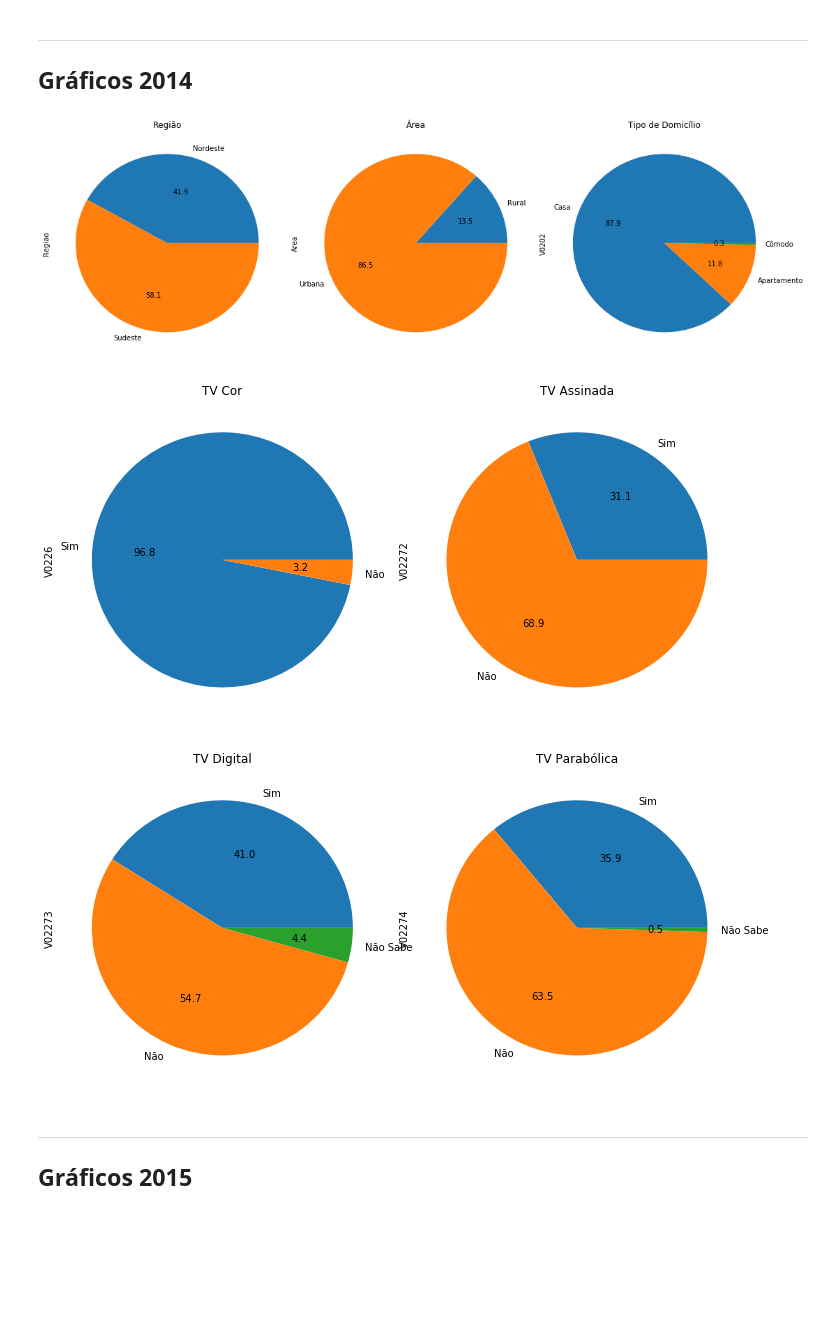
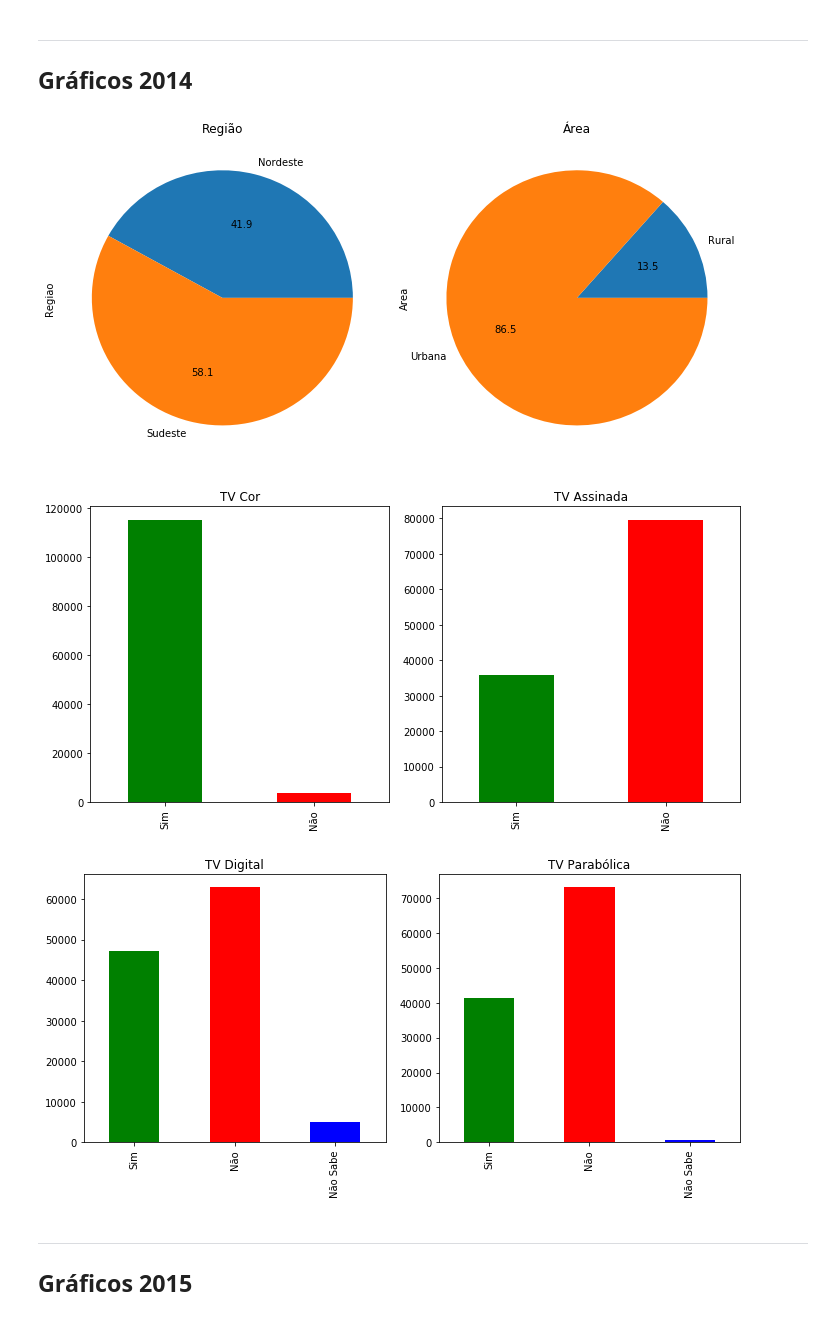
Before and after one commit to ThunderSly/CienciaDados, a Jupyter notebook: Projeto1 Layout.ipynb, the cells around one changed output. Drawn from its saved outputs; the diff is of its cells as text; code cells hidden in the pictures; blank space fills up the shorter version.

```diff
--- a/Projeto1 Layout.ipynb
+++ b/Projeto1 Layout.ipynb
@@ -37,7 +94,6 @@ dados2014.loc[(dados2014.UF>=31),"Regiao"] = "Sudeste"
 dados2014.loc[(dados2014.V4105<4),"Area"] = "Urbana"
 dados2014.loc[(dados2014.V4105>=4),"Area"] = "Rural"
 
-dados2014.V0202 = dados2014.V0202.astype('category')
 dados2014.V0226 = dados2014.V0226.astype('category')
 dados2014.V02272 = dados2014.V02272.astype('category')
 dados2014.V02273 = dados2014.V02273.astype('category')
@@ -45,10 +101,8 @@ dados2014.V02274 = dados2014.V02274.astype('category')
 dados2014.Area = dados2014.Area.astype('category')
 dados2014.Regiao = dados2014.Regiao.astype('category')
 dados2014.V4620 = dados2014.V4620.astype('object')
-dados2014.V4621 = dados2014.V4621.astype('object')
+dados2014.V4614 = dados2014.V4614.astype('object')
 
-
-dados2014.V0202.cat.categories = (["Casa", "Apartamento","Cômodo"])
 dados2014.V0226.cat.categories = (["Sim", "Não"])
 dados2014.V02272.cat.categories = (["Sim", "Não"])
 dados2014.V02273.cat.categories = (["Sim", "Não","Não Sabe"])
@@ -58,13 +112,12 @@ dados2014 = dados2014[pd.notnull(dados2014["V0226"])]
 
 vt1 = dados2014.Regiao.value_counts(sort=False) #Regiao
 vt2 = dados2014.Area.value_counts(sort=False) #Area
-vt3 = dados2014.V0202.value_counts(sort=False) #Domicilio
 vt4 = dados2014.V0226.value_counts(sort=False) #TV Cor
 vt5 = dados2014.V02272.value_counts(sort=False) #TV Assinada
 vt6 = dados2014.V02273.value_counts(sort=False) #TV Digital
 vt7 = dados2014.V02274.value_counts(sort=False) #TV Parabólica
 
-dados2014.rename(columns={"V0101":"Ano","V0202":"Tipo de Domicílio","V0226":"TVCor","V02272":"TVAssinada","V02273":"TVDigital","V02274":"TVParabólica","V4620":"Nº Residentes","V4621":"Renda per Capita","Area":"Área","Regiao":"Região"}, inplace=True)
+dados2014.rename(columns={"V0101":"Ano","V0226":"TVCor","V02272":"TVAssinada","V02273":"TVDigital","V02274":"TVParabólica","V4620":"NºResidentes","V4614":"Renda","Area":"Área","Regiao":"Região"}, inplace=True)
 
-pd.DataFrame(dados2014.loc[21431:110539,["Ano","Região","Tipo de Domicílio","TVCor","TVAssinada","TVDigital","TVParabólica","Área","Nº Residentes","Renda per Capita"]])
+pd.DataFrame(dados2014.loc[21431:110539,["Ano","Região","TVCor","TVAssinada","TVDigital","TVParabólica","Área","NºResidentes","Renda"]])
 # %% [output]
@@ -151,42 +237,39 @@ pd.DataFrame(dados2015.loc[21442:110421,["Ano","Região","Tipo de Domicílio","T
 ___
 ## Gráficos 2014
 # %%
-fig = plt.figure(figsize=(15, 5))
-plt.subplot(131)
+fig = plt.figure(figsize=(10, 5))
+plt.subplot(121)
 plot = vt1.plot(kind='pie',title='Região',autopct='%.1f')
 
-plt.subplot(132)
+plt.subplot(122)
 plot = vt2.plot(kind='pie',title='Área',autopct='%.1f')
-
-plt.subplot(133)
-plot = vt3.plot(kind='pie',title='Tipo de Domicílio',autopct='%.1f')
 
 plt.tight_layout()
 plt.show()
 
 fig = plt.figure(figsize=(10, 5))
 plt.subplot(121)
-plot = vt4.plot(kind='pie',title='TV Cor',autopct='%.1f')
+plot = vt4.plot(kind='bar',title='TV Cor',figsize=(10, 5),color=('g','r'))
 
 plt.subplot(122)
-plot = vt5.plot(kind='pie',title='TV Assinada',autopct='%.1f')
+plot = vt5.plot(kind='bar',title='TV Assinada',figsize=(10, 5),color=('g','r'))
 
 plt.tight_layout()
 plt.show()
 
 fig = plt.figure(figsize=(10, 5))
 plt.subplot(121)
-plot = vt6.plot(kind='pie',title='TV Digital',autopct='%.1f')
+plot = vt6.plot(kind='bar',title='TV Digital',figsize=(10, 5),color=('g','r','b'))
 
 plt.subplot(122)
-plot = vt7.plot(kind='pie',title='TV Parabólica',autopct='%.1f')
+plot = vt7.plot(kind='bar',title='TV Parabólica',figsize=(10, 5),color=('g','r','b'))
 
 plt.tight_layout()
 plt.show()
 # %% [output]
-[figure, old version]
+[figure, new version]
-[figure, old version]
+[figure, new version]
-[figure, old version]
+[figure, new version]
 # %% [markdown]
 ___
 ## Gráficos 2015
```
Also changed, not shown: parts of 47 cells of this notebook.
